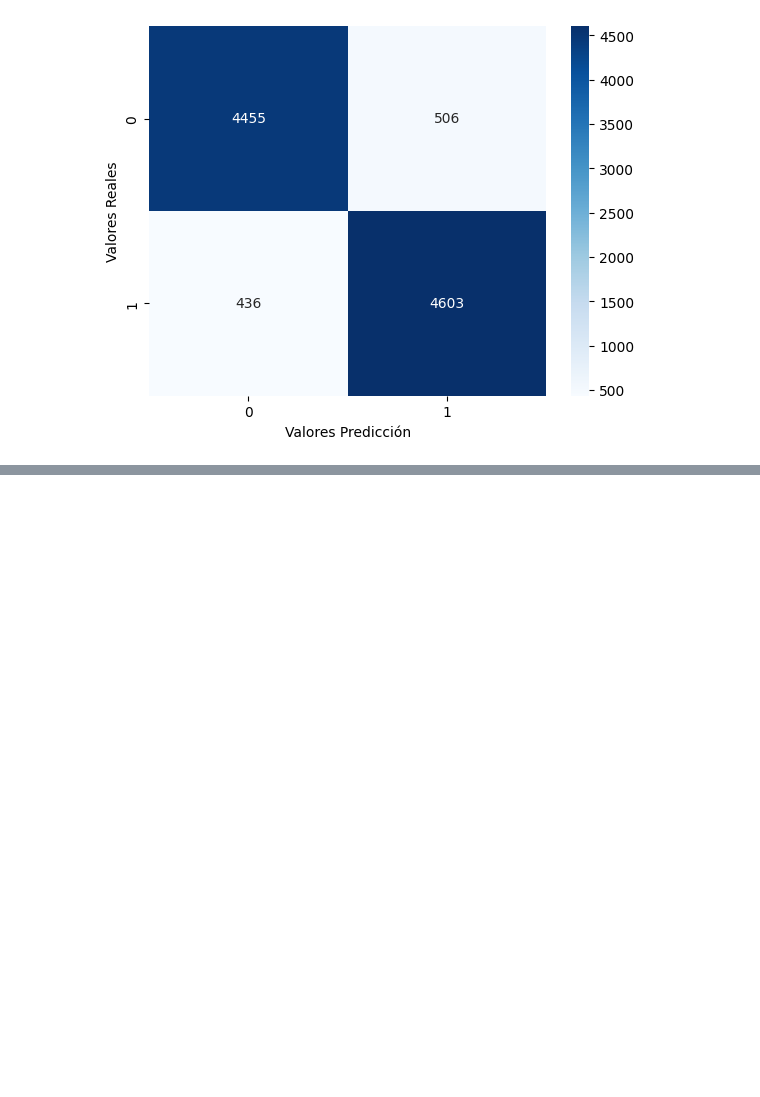
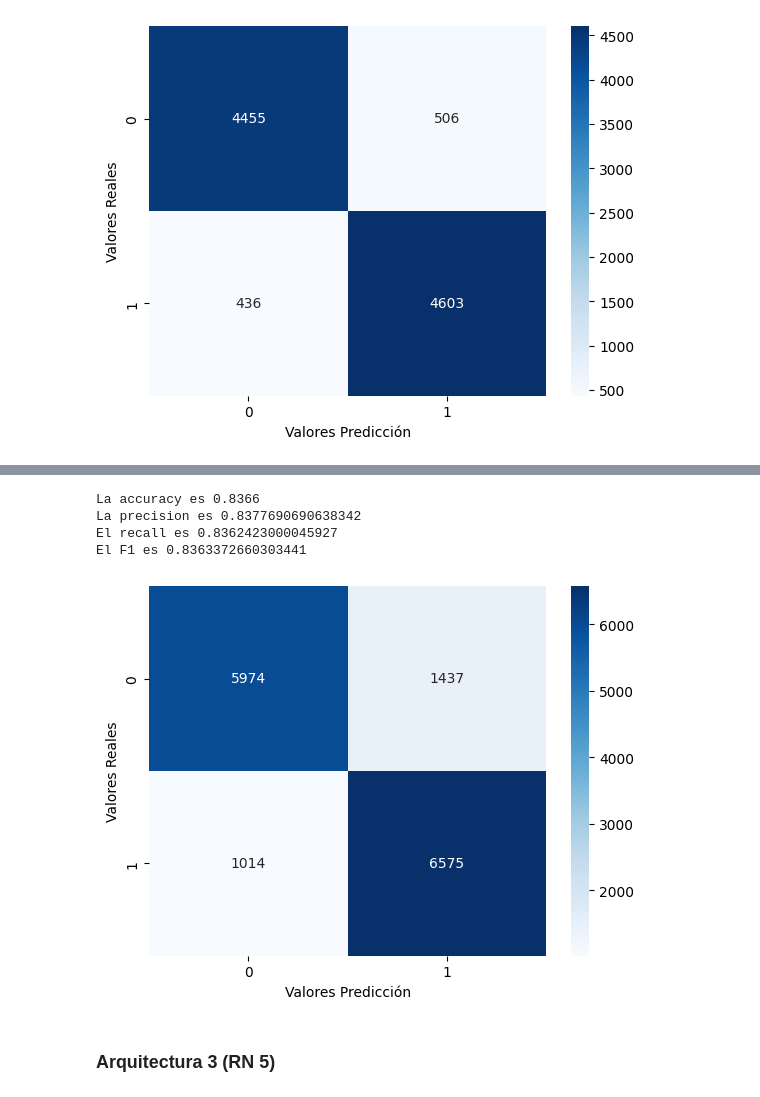
Before and after one commit to mrinkspot/Data-Science-and-Machine-Learning-Projects, a Jupyter notebook: TP2/7506R_TP2_GRUPO20_ENTREGA_N1.ipynb, the cells around one changed output, grey strips where cells are left out. Cells and saved outputs as stored; diff of their text form; code cells hidden in the pictures; blank space fills up the shorter version.

```diff
--- a/TP2/7506R_TP2_GRUPO20_ENTREGA_N1.ipynb
+++ b/TP2/7506R_TP2_GRUPO20_ENTREGA_N1.ipynb
@@ -1043,0 +1200,24 @@ El F1 es 0.905779361911433
+# %%
+from tensorflow.keras.layers import Bidirectional, GlobalMaxPooling1D
+from keras.layers import LSTM, Dropout
+from keras.optimizers import Adam
+from tensorflow.keras.callbacks import EarlyStopping
+
+# Crear el modelo
+modelo = Sequential()
+modelo.add(Embedding(10000, 128, input_length=longitud_secuencia))
+modelo.add(Bidirectional(LSTM(128, dropout=0.2, recurrent_dropout=0.2, return_sequences=True)))
+# modelo.add(Bidirectional(LSTM(64, dropout=0.2, recurrent_dropout=0.2, return_sequences=True)))
+modelo.add(GlobalMaxPooling1D())
+modelo.add(Dense(64, activation='relu'))
+modelo.add(Dropout(0.5))
+modelo.add(Dense(1, activation='sigmoid'))
+
+# Compilar el modelo
+modelo.compile(loss='binary_crossentropy', optimizer=Adam(learning_rate=0.001), metrics=[get_f1])
+
+# Utilizar EarlyStopping para detener el entrenamiento si no hay mejora en la métrica F1
+early_stopping = EarlyStopping(monitor='val_get_f1', patience=3, mode='max', restore_best_weights=True)
+
+# Entrenar el modelo
+modelo.fit(X_train, y_train_encoded, epochs=25, batch_size=32, validation_data=(X_test, y_test_encoded), callbacks=[early_stopping])
@@ -1043,0 +1236,6 @@ El F1 es 0.905779361911433
+# %%
+y_pred_norm_encoded = modelo.predict(X_test)
+y_pred_encoded = np.where(y_pred_norm_encoded > 0.45, 1, 0)
+y_pred = encoder.inverse_transform(y_pred_encoded)
+mostrar_metricas(y_test, y_pred)
+# %% [output]
@@ -1043,0 +1243,7 @@ El F1 es 0.905779361911433
+La accuracy es 0.8366
+La precision es 0.8377690690638342
+El recall es 0.8362423000045927
+El F1 es 0.8363372660303441
+[figure, added]
+# %% [markdown]
+### Arquitectura 3 (RN 5)
```
Also changed, not shown: parts of 47 cells of this notebook.
